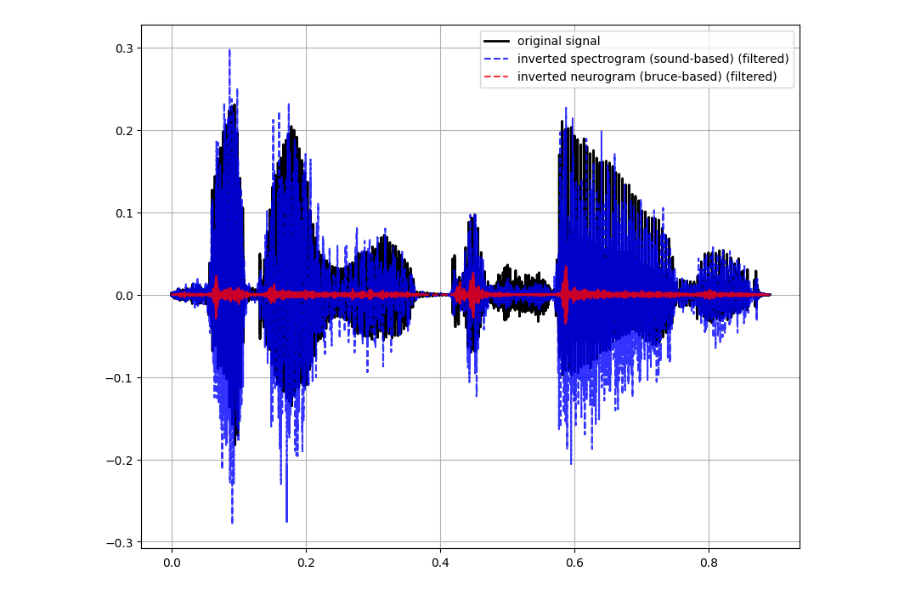
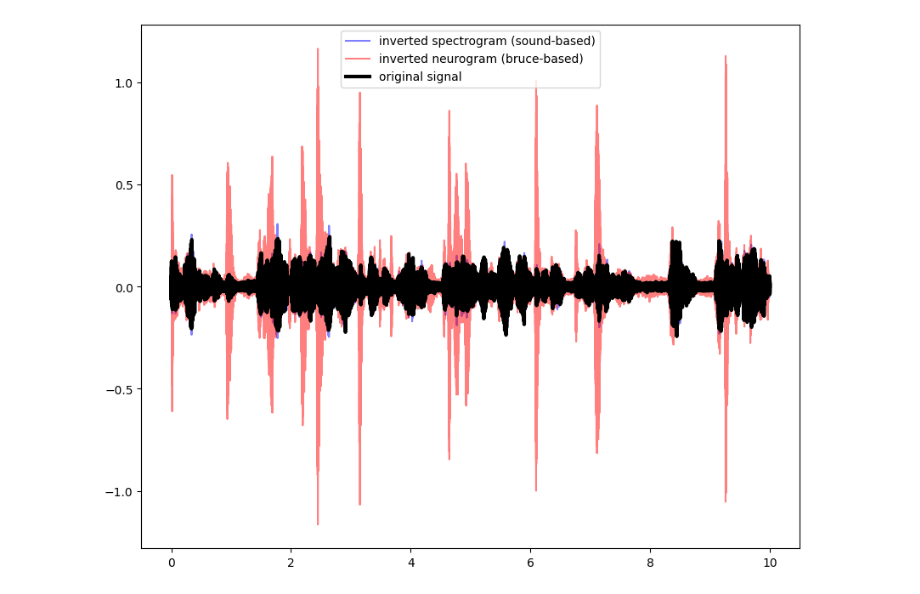
Before and after one commit to jacobdenobel/brucezilany, a Jupyter notebook: scripts/neurogram.ipynb, the cells around one changed output. Drawn from its saved outputs; the diff is of its cells as text; code cells hidden in the pictures.

Commit message:
plotting

```diff
--- a/scripts/neurogram.ipynb
+++ b/scripts/neurogram.ipynb
@@ -83,3 +178,7 @@ DATA_OVERVIEW
+# %%
+tst = DATA_OVERVIEW[DATA_OVERVIEW.label_names.str.contains("Speech")].iloc[47]
 # %%
-ng = Neurogram.get(f'{DATA}/defineit.wav', cfs=mel_scale)
+start = perf_counter()
+ng = Neurogram.get(tst.path, cfs=mel_scale, n_trials=10)
+perf_counter() - start
 # %% [output]
@@ -168,48 +202,47 @@ Text(0.5, 1.0, 'spectrogram (sound)')
 y = np.array(ng.stim.data)
 sr = ng.stim.sampling_rate
 
-mel_inversed = librosa.feature.inverse.mel_to_audio(mel_spec_so, sr=sr)
-ng_inversed  = librosa.feature.inverse.mel_to_audio(mel_spec_ng, sr=int(1 / 5e-4))
+mel_inversed = librosa.feature.inverse.mel_to_audio(mel_spec_so, sr=sr, fmin=MIN_FREQ, fmax=MAX_FREQ)
+ng_inversed  = librosa.feature.inverse.mel_to_audio(mel_spec_ng, sr=sr, fmin=MIN_FREQ, fmax=MAX_FREQ)
-# %%
-ng_inversed = scipy.signal.resample(ng_inversed, len(mel_inversed))
 # %%
-wlen = 32
+wlen = 512
 order = 2
-n_samples = 100000
 
+t_mel = np.linspace(0, ng.stim.stimulus_duration, len(mel_inversed))
+t_ng = np.linspace(0, ng.stim.stimulus_duration, len(ng_inversed))
+t_or = np.linspace(0, ng.stim.stimulus_duration, len(y))
+ng_filt = scipy.signal.savgol_filter(ng_inversed, wlen, order)
+mel_filt = scipy.signal.savgol_filter(mel_inversed, wlen, order)
 plt.figure(figsize=(10, 8))
 
-# plt.plot(mel_inversed[:n_samples], label="inverted spectrogram (sound-based)", color="blue", alpha=.8)
-# plt.plot(ng_inversed[:n_samples], label="inverted neurogram (bruce-based)", color= "red", alpha=.8)
+plt.plot(t_mel, mel_inversed, label="inverted spectrogram (sound-based)", color="blue", alpha=.5)
+plt.plot(t_ng, ng_inversed, label="inverted neurogram (bruce-based)", color= "red", alpha=.5)
 
-ng1 = ng_inversed.copy()
-plt.plot(
-    np.linspace(0, ng.stim.stimulus_duration, len(y)),
-    y, label="original signal", color="black", linewidth=2)
-plt.plot(
-    np.linspace(0, ng.stim.stimulus_duration, len(mel_inversed)),
-    scipy.signal.savgol_filter(mel_inversed, wlen, order),
-         label="inverted spectrogram (sound-based) (filtered)", color ="blue", linestyle="dashed", alpha=.8)
-plt.plot(
-    np.linspace(0, ng.stim.stimulus_duration, len(ng1)),
-    scipy.signal.savgol_filter(ng1, wlen, order),
-         label="inverted neurogram (bruce-based) (filtered)", color="red", linestyle="dashed", alpha=.8)
-plt.grid()
+plt.plot(t_or, y, label="original signal", color="black", linewidth=3)
+
+# plt.plot(
+#     t_mel, mel_filt,
+#     label="inverted spectrogram (sound-based) (filtered)", color ="blue", linestyle="dashed", alpha=.5
+# )
+
+# plt.plot(t_ng, ng_filt, label="inverted neurogram (bruce-based) (filtered)", color="red", linestyle="dashed", alpha=.5)
+
+# plt.grid()
 plt.legend()
 
 
 sf.write(
      f"{REC}/mel_reconstructed_{ng.name}", mel_inversed, sr, subtype='PCM_24'
 )
 sf.write(
-     f"{REC}/ng_reconstructed_{ng.name}", ng1, sr, subtype='PCM_24'
+     f"{REC}/ng_reconstructed_{ng.name}", ng_inversed, sr, subtype='PCM_24'
 )
 
-sf.write(
-     f"{REC}/mel_reconstructed_filtered_{ng.name}", scipy.signal.savgol_filter(mel_inversed, wlen, order), sr, subtype='PCM_24'
-)
-sf.write(
-     f"{REC}/ng_reconstructed_filtered_{ng.name}", scipy.signal.savgol_filter(ng1, wlen, order), sr, subtype='PCM_24'
-)
+# sf.write(
+#      f"{REC}/mel_reconstructed_filtered_{ng.name}", mel_filt, sr, subtype='PCM_24'
+# )
+# sf.write(
+#      f"{REC}/ng_reconstructed_filtered_{ng.name}", ng_filt, sr, subtype='PCM_24'
+# )
 # %% [output]
-[figure, old version]
+[figure, new version]
```
Also changed, not shown: parts of 6 cells of this notebook.
